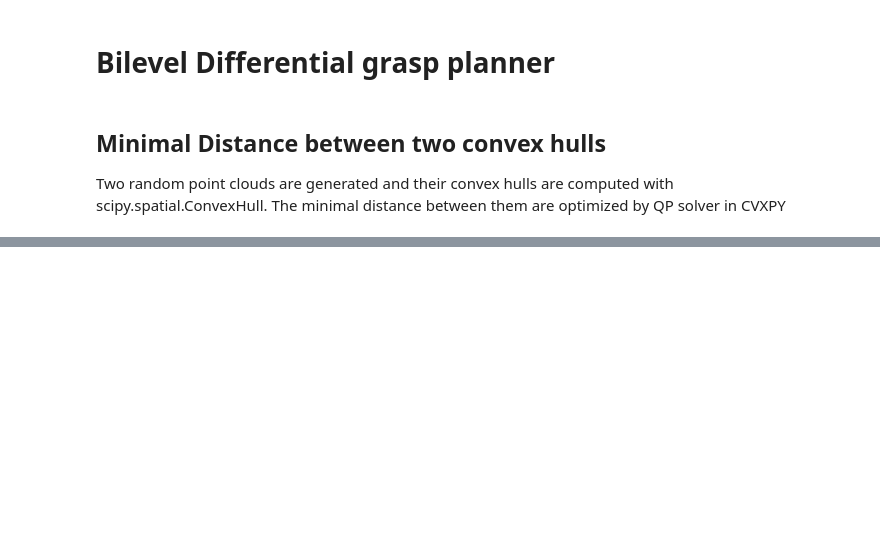
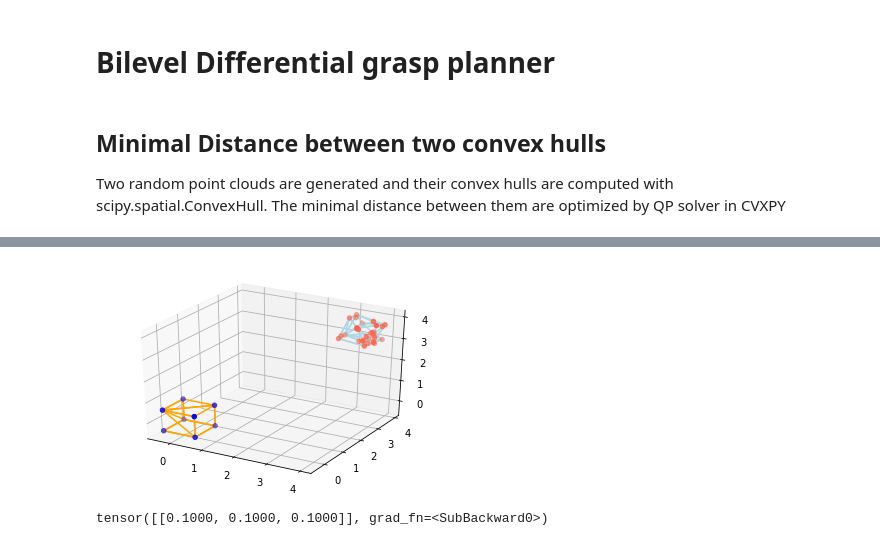
Before and after one commit to DuoZhangRobotics/Bilevel-Differential-Grasp-Optimization, a Jupyter notebook: Bilevel_differential_grasp_planner.ipynb, the cells around one changed output, grey strips where cells are left out. Saved outputs shown, nothing was run; the diff lists cells and outputs as text; code cells hidden in the pictures; blank space fills up the shorter version.

```diff
--- a/Bilevel_differential_grasp_planner.ipynb
+++ b/Bilevel_differential_grasp_planner.ipynb
@@ -152,2 +178,16 @@ from torch.optim import Optimizer
+# %%
+# distance between two convex hulls
+def distance_between_convex_hulls(hull1, hull2):
+    A1, b1 = hull1.equations[:, :-1], -hull1.equations[:, -1]
+    A2, b2 = hull2.equations[:, :-1], -hull2.equations[:, -1]
+
+    x1 = cp.Variable(3)
+    x2 = cp.Variable(3)
+
+    objective = cp.Minimize(cp.sum_squares(x1 - x2))
+    constraints = [A1 @ x1 <= b1, A2 @ x2 <= b2]
+    prob = cp.Problem(objective, constraints)
+    min_dist = prob.solve()
+    return min_dist, x1.value, x2.value
 # %%
 # initial guess of parameters
@@ -225,0 +361,30 @@ SyntaxError: invalid syntax (<ipython-input-115-0f19ce5e21b8>, line 1)
+# %%
+cube = np.array([[-0.5, -0.5, -0.5],
+                 [-0.5 , 0.5 ,-0.5],
+                 [ 0.5 ,-0.5 ,-0.5],
+                 [ 0.5 , 0.5 ,-0.5],
+                 [-0.5 , 0.5 , 0.5],
+                 [ 0.5 ,-0.5 , 0.5],
+                 [-0.5 ,-0.5 , 0.5],
+                 [ 0.5 , 0.5 , 0.5]])
+
+cube += theta.detach().numpy()
+
+hull = ConvexHull(cube)
+fig = plt.figure()
+ax = fig.add_subplot(111, projection='3d')
+ax.scatter3D(cube[:,0], cube[:,1], cube[:,2], c='blue')
+for simplex1 in hull.simplices:
+    ax.plot3D(cube[simplex1, 0], cube[simplex1, 1], cube[simplex1, 2],  'orange')
+
+points2 = np.random.rand(30, 3) + 3
+hull2 = ConvexHull(points2)
+ax.scatter3D(points2[:, 0], points2[:, 1], points2[:, 2], c='tomato')
+for simplex2 in hull2.simplices:
+    ax.plot3D(points2[simplex2, 0], points2[simplex2, 1], points2[simplex2, 2],  'lightblue')
+# %% [output]
+[figure, added]
+# %%
+theta
+# %% [output]
+tensor([[0.1000, 0.1000, 0.1000]], grad_fn=<SubBackward0>)
```
Also changed, not shown: parts of 17 cells of this notebook, 1 other file.
